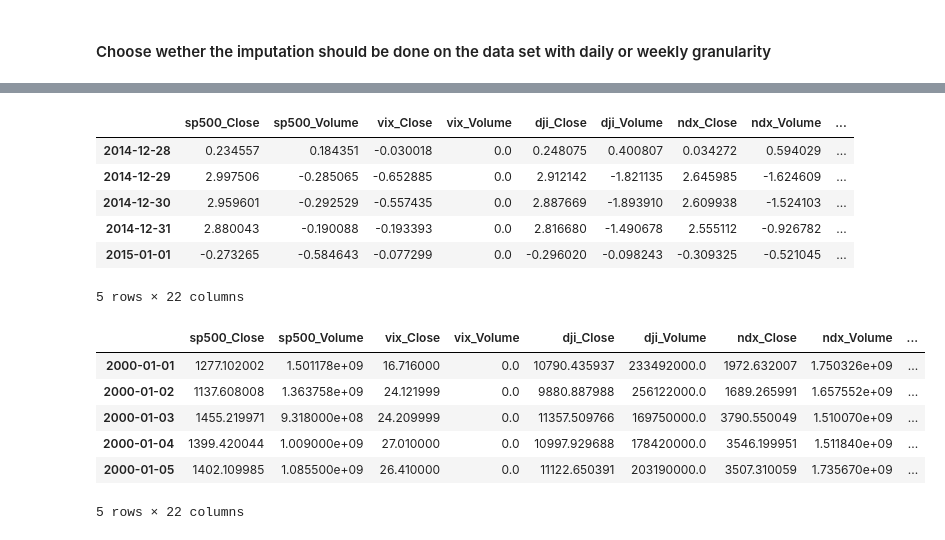
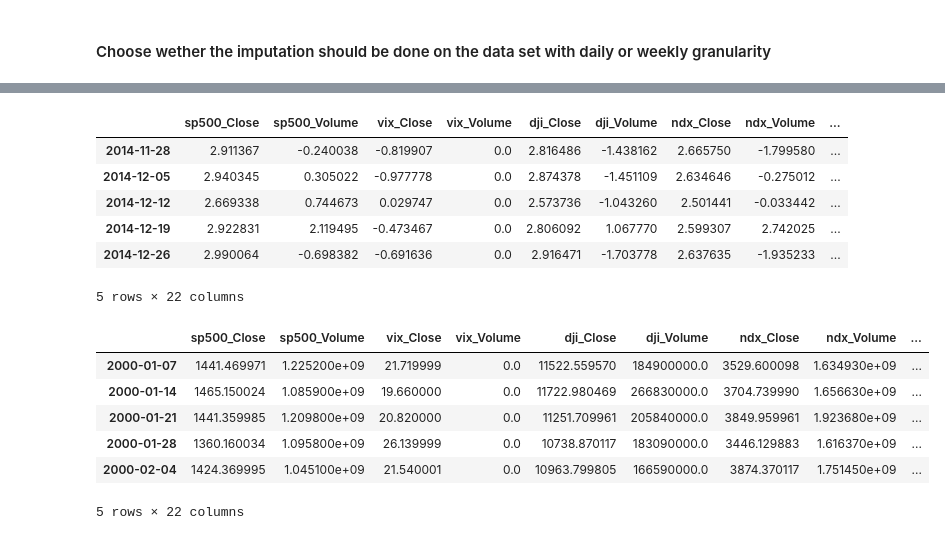
Before and after one commit to silvanaribeiro/TimeSeriesArticle, a Jupyter notebook: 05.00_Imputation Using KNN.ipynb, the cells around one changed output, grey strips where cells are left out. Cells and saved outputs as stored; diff of their text form; code cells hidden in the pictures.

```diff
--- a/05.00_Imputation Using KNN.ipynb
+++ b/05.00_Imputation Using KNN.ipynb
@@ -9,11 +9,12 @@ from sklearn import preprocessing
 # %% [markdown]
 #### Choose wether the imputation should be done on the data set with daily or weekly granularity
 # %%
-INPUT, OUTPUT = 'CompleteIndexes.csv','KNNImputed.csv'
-#INPUT, OUTPUT = 'CompleteWeeklyIndexes.csv', 'KNNWeeklyImputed.csv'
+#INPUT, OUTPUT = 'CompleteIndexes.csv','KNNImputed.csv'
+INPUT, OUTPUT = 'CompleteWeeklyIndexes.csv', 'KNNWeeklyImputed.csv'
 # %%
 df = pd.read_csv(INPUT, parse_dates=True, index_col=0)
+df_test = df.loc['2015-01-02':] #Selecting test data
 df = df.loc['2000-01-01':'2015-01-01'] #Selecting training data
-df.head()
+df_test.head()
 # %% [output]
 |  | sp500_Close | sp500_Volume | vix_Close | vix_Volume | dji_Close | dji_Volume | ndx_Close | ndx_Volume | ... |
@@ -28,7 +29,9 @@ df.head()
 scaler = preprocessing.StandardScaler()
 scaler.fit(df)
 array = scaler.transform(df)
+array_test = scaler.transform(df_test)
 df_scaled = pd.DataFrame(data=array, index=df.index, columns=df.columns)
+df_test_scaled = pd.DataFrame(data=array_test, index=df_test.index, columns=df_test.columns)
 df_scaled.head()
 # %% [output]
 |  | sp500_Close | sp500_Volume | vix_Close | vix_Volume | dji_Close | dji_Volume | ndx_Close | ndx_Volume | ... |
@@ -40,28 +43,35 @@ df_scaled.head()
 5 rows × 22 columns
 # %%
 imp = KNNImputer(n_neighbors=5, weights="uniform")
-df_imputed = imp.fit_transform(df_scaled)
+imp.fit(df_scaled)
+df_imputed = imp.transform(df_scaled)
+df_test_imputed = imp.transform(df_test_scaled)
 df_final = pd.DataFrame(data=df_imputed, index=df.index, columns=df.columns)
+df_test_final = pd.DataFrame(data=df_test_imputed, index=df_test.index, columns=df_test.columns)
 # %%
 df_final.tail()
 # %% [output]
 |  | sp500_Close | sp500_Volume | vix_Close | vix_Volume | dji_Close | dji_Volume | ndx_Close | ndx_Volume | ... |
-| 2014-12-28 | 0.234557 | 0.184351 | -0.030018 | 0.0 | 0.248075 | 0.400807 | 0.034272 | 0.594029 | ... |
-| 2014-12-29 | 2.997506 | -0.285065 | -0.652885 | 0.0 | 2.912142 | -1.821135 | 2.645985 | -1.624609 | ... |
-| 2014-12-30 | 2.959601 | -0.292529 | -0.557435 | 0.0 | 2.887669 | -1.893910 | 2.609938 | -1.524103 | ... |
-| 2014-12-31 | 2.880043 | -0.190088 | -0.193393 | 0.0 | 2.816680 | -1.490678 | 2.555112 | -0.926782 | ... |
-| 2015-01-01 | -0.273265 | -0.584643 | -0.077299 | 0.0 | -0.296020 | -0.098243 | -0.309325 | -0.521045 | ... |
+| 2014-11-28 | 2.911367 | -0.240038 | -0.819907 | 0.0 | 2.816486 | -1.438162 | 2.665750 | -1.799580 | ... |
+| 2014-12-05 | 2.940345 | 0.305022 | -0.977778 | 0.0 | 2.874378 | -1.451109 | 2.634646 | -0.275012 | ... |
+| 2014-12-12 | 2.669338 | 0.744673 | 0.029747 | 0.0 | 2.573736 | -1.043260 | 2.501441 | -0.033442 | ... |
+| 2014-12-19 | 2.922831 | 2.119495 | -0.473467 | 0.0 | 2.806092 | 1.067770 | 2.599307 | 2.742025 | ... |
+| 2014-12-26 | 2.990064 | -0.698382 | -0.691636 | 0.0 | 2.916471 | -1.703778 | 2.637635 | -1.935233 | ... |
 5 rows × 22 columns
 # %%
 # Descaling the data
 array_2 = scaler.inverse_transform(df_final)
 df_final2 = pd.DataFrame(data=array_2, index=df.index, columns=df.columns)
+
+array_test_2 = scaler.inverse_transform(df_test_final)
+df_test_final2 = pd.DataFrame(data=array_test_2, index=df_test.index, columns=df_test.columns)
+
 df_final2.head()
 # %% [output]
 |  | sp500_Close | sp500_Volume | vix_Close | vix_Volume | dji_Close | dji_Volume | ndx_Close | ndx_Volume | ... |
-| 2000-01-01 | 1277.102002 | 1.501178e+09 | 16.716000 | 0.0 | 10790.435937 | 233492000.0 | 1972.632007 | 1.750326e+09 | ... |
-| 2000-01-02 | 1137.608008 | 1.363758e+09 | 24.121999 | 0.0 | 9880.887988 | 256122000.0 | 1689.265991 | 1.657552e+09 | ... |
-| 2000-01-03 | 1455.219971 | 9.318000e+08 | 24.209999 | 0.0 | 11357.509766 | 169750000.0 | 3790.550049 | 1.510070e+09 | ... |
-| 2000-01-04 | 1399.420044 | 1.009000e+09 | 27.010000 | 0.0 | 10997.929688 | 178420000.0 | 3546.199951 | 1.511840e+09 | ... |
-| 2000-01-05 | 1402.109985 | 1.085500e+09 | 26.410000 | 0.0 | 11122.650391 | 203190000.0 | 3507.310059 | 1.735670e+09 | ... |
+| 2000-01-07 | 1441.469971 | 1.225200e+09 | 21.719999 | 0.0 | 11522.559570 | 184900000.0 | 3529.600098 | 1.634930e+09 | ... |
+| 2000-01-14 | 1465.150024 | 1.085900e+09 | 19.660000 | 0.0 | 11722.980469 | 266830000.0 | 3704.739990 | 1.656630e+09 | ... |
+| 2000-01-21 | 1441.359985 | 1.209800e+09 | 20.820000 | 0.0 | 11251.709961 | 205840000.0 | 3849.959961 | 1.923680e+09 | ... |
+| 2000-01-28 | 1360.160034 | 1.095800e+09 | 26.139999 | 0.0 | 10738.870117 | 183090000.0 | 3446.129883 | 1.616370e+09 | ... |
+| 2000-02-04 | 1424.369995 | 1.045100e+09 | 21.540001 | 0.0 | 10963.799805 | 166590000.0 | 3874.370117 | 1.751450e+09 | ... |
 5 rows × 22 columns
```
Also changed, not shown: parts of 4 cells of this notebook, 36 other files.
